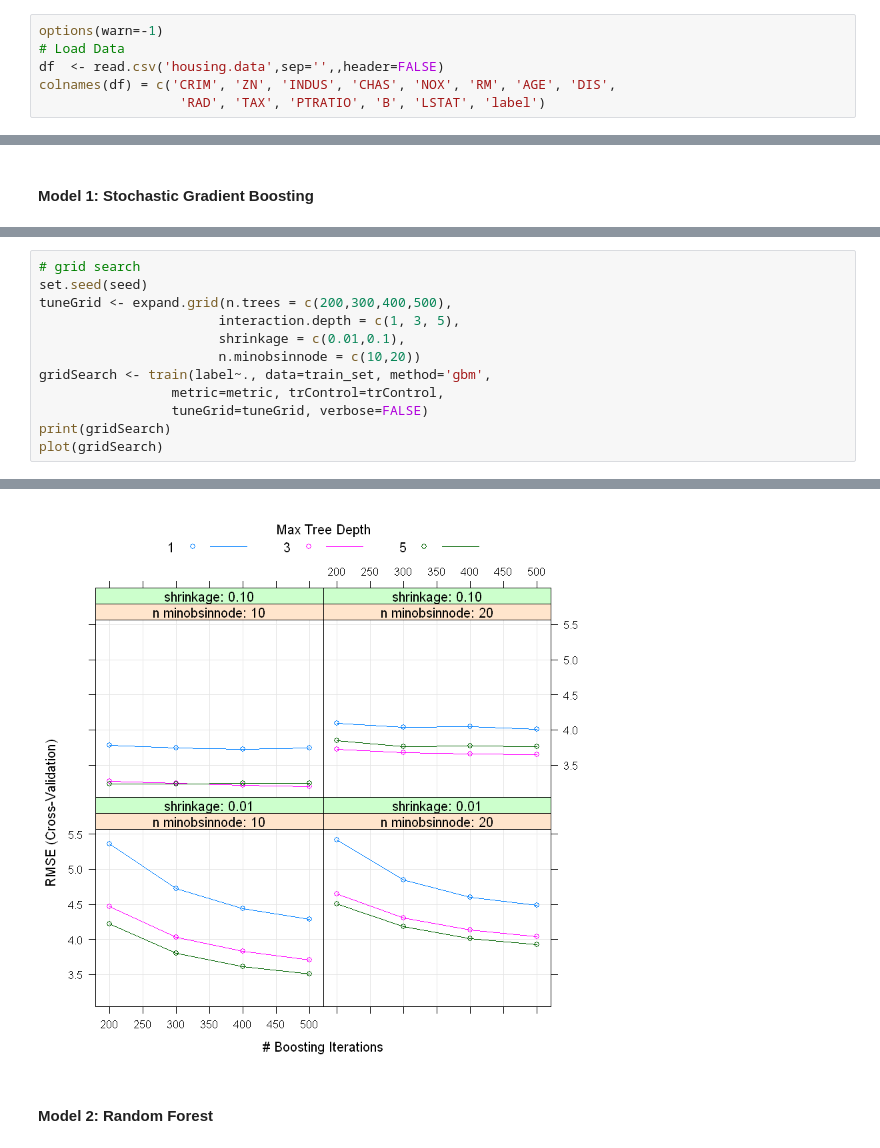
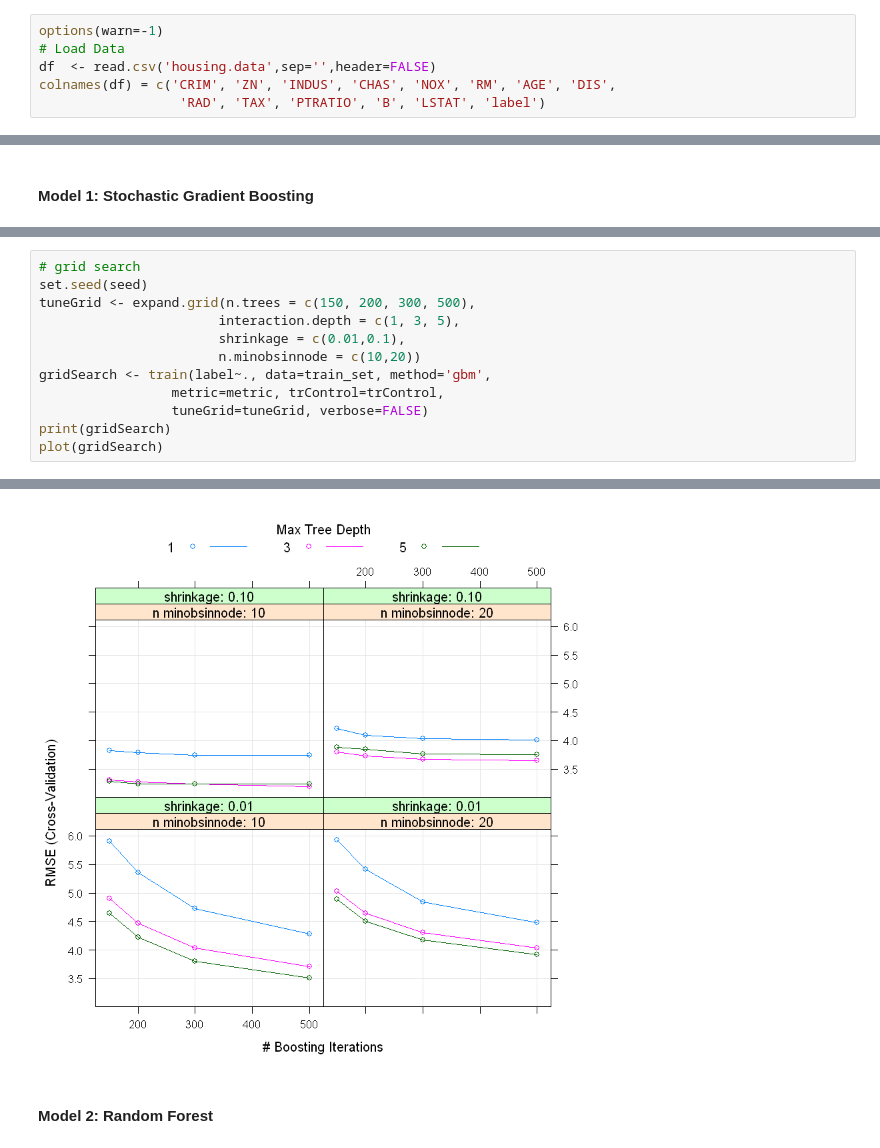
Before and after one commit to dundee2002/Machine-Deep-Learning-in-Python-and-R, a Jupyter notebook: Machine-Learning-in-R/Regression/Regress_R_uci_boston_housing_r847.ipynb, the cells around one changed output, grey strips where cells are left out. Drawn from its saved outputs; the diff is of its cells as text.

```diff
--- a/Machine-Learning-in-R/Regression/Regress_R_uci_boston_housing_r847.ipynb
+++ b/Machine-Learning-in-R/Regression/Regress_R_uci_boston_housing_r847.ipynb
@@ -34,7 +34,7 @@ predict value of house (MEDV) based on the other features
 # %%
 options(warn=-1)
 # Load Data
-df  <- read.csv('housing.data',sep='',,header=FALSE)
+df  <- read.csv('housing.data',sep='',header=FALSE)
 colnames(df) = c('CRIM', 'ZN', 'INDUS', 'CHAS', 'NOX', 'RM', 'AGE', 'DIS',
                   'RAD', 'TAX', 'PTRATIO', 'B', 'LSTAT', 'label')
 # %%
@@ -238,7 +263,7 @@ metric <- 'RMSE'
 # %%
 # grid search
 set.seed(seed)
-tuneGrid <- expand.grid(n.trees = c(200,300,400,500),
+tuneGrid <- expand.grid(n.trees = c(150, 200, 300, 500),
                        interaction.depth = c(1, 3, 5),
                        shrinkage = c(0.01,0.1),
                        n.minobsinnode = c(10,20))
@@ -263,8 +288,8 @@ Resampling results across tuning parameters:
 ... (96 lines left out)
 
 RMSE was used to select the optimal model using the smallest value.
 The final values used for the model were n.trees = 500, interaction.depth =
  3, shrinkage = 0.1 and n.minobsinnode = 10.
-[figure, old version]
+[figure, new version]
 # %% [markdown]
 #### Model 2: Random Forest
```
Also changed, not shown: parts of 10 cells of this notebook.
